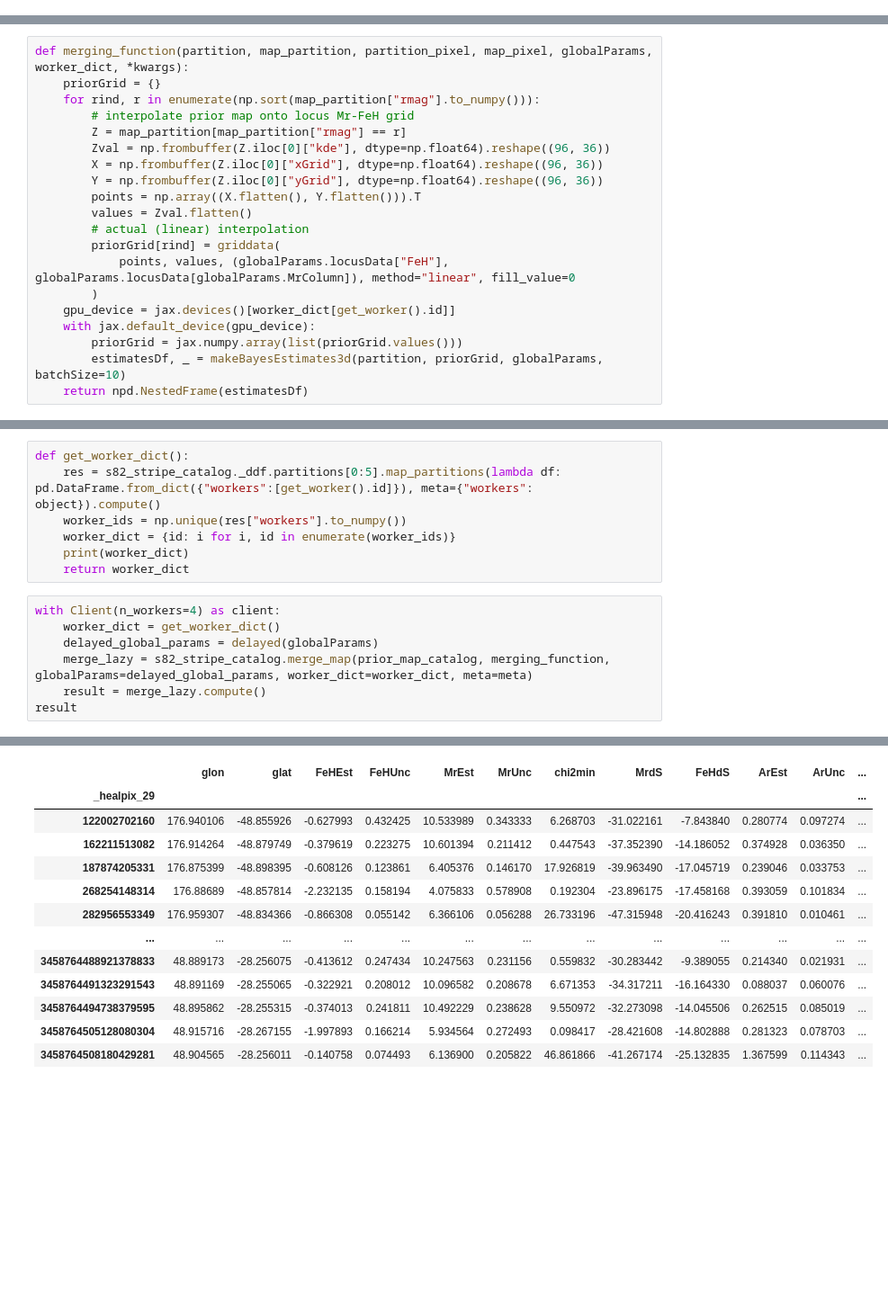
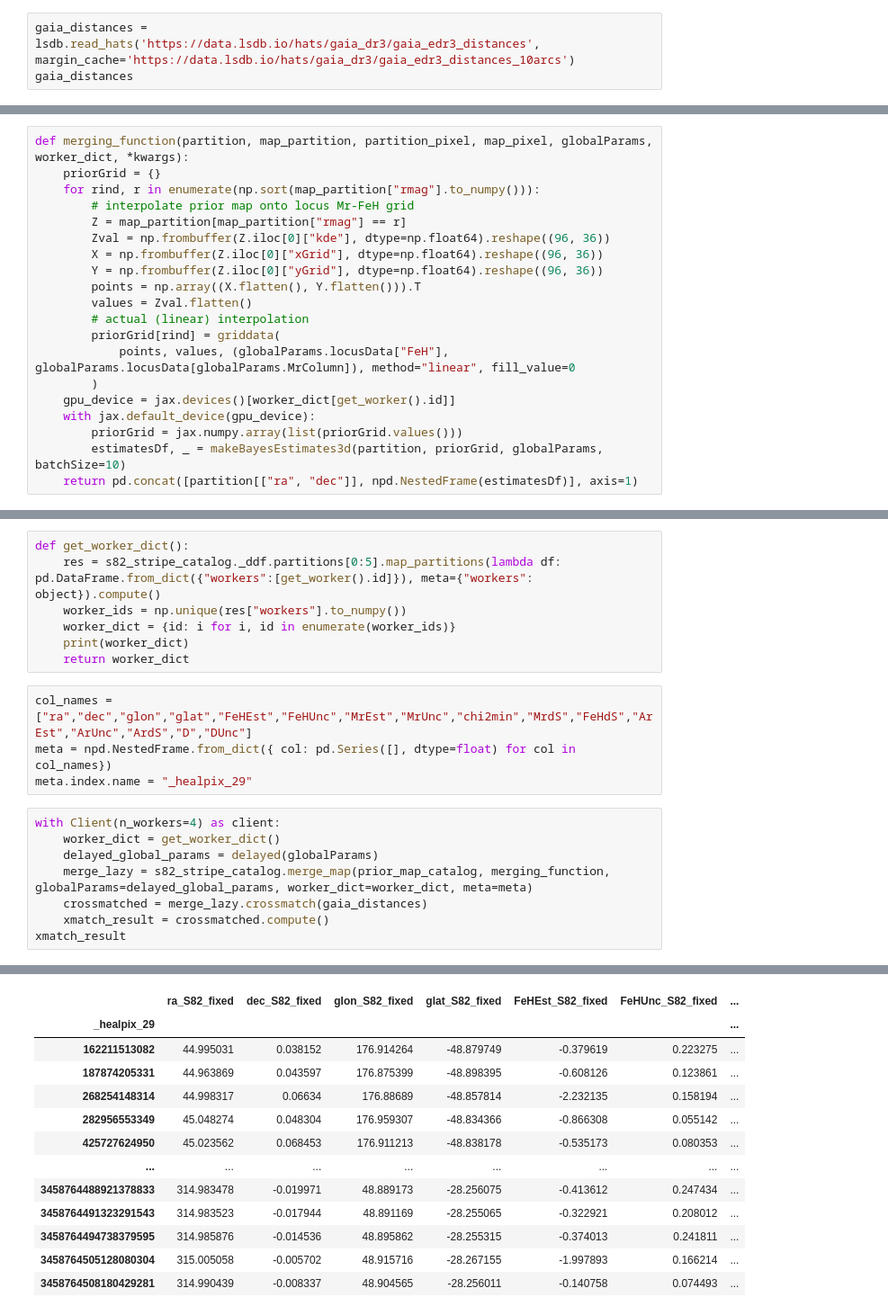
Before and after one commit to labastro-rbi/photoD, a Jupyter notebook: docs/pre_executed/run_with_lsdb.ipynb, the cells around one changed output, grey strips where cells are left out. Shown at 90% size. Saved outputs shown, nothing was run; the diff lists cells and outputs as text; blank space fills up the shorter version.

Commit message:
Compare photoD results with Gaia distances
Co-authored-by: Sean McGuire <seanmcgu@andrew.cmu.edu>
Co-authored-by: Kostya Malanchev <kmalanch@andrew.cmu.edu>

```diff
--- a/docs/pre_executed/run_with_lsdb.ipynb
+++ b/docs/pre_executed/run_with_lsdb.ipynb
@@ -45,3 +46,6 @@ lsdb Catalog s82_priors:
 | Order: 5, Pixel: 12286 | ... | ... | ... | ... | ... | ... | ... |
 | Order: 5, Pixel: 12287 | ... | ... | ... | ... | ... | ... | ... |
 The catalog has been loaded lazily, meaning no data has been read, only the catalog schema
+# %%
+gaia_distances = lsdb.read_hats('https://data.lsdb.io/hats/gaia_dr3/gaia_edr3_distances', margin_cache='https://data.lsdb.io/hats/gaia_dr3/gaia_edr3_distances_10arcs')
+gaia_distances
@@ -74,4 +88,4 @@ def merging_function(partition, map_partition, partition_pixel, map_pixel, globa
     with jax.default_device(gpu_device):
         priorGrid = jax.numpy.array(list(priorGrid.values()))
         estimatesDf, _ = makeBayesEstimates3d(partition, priorGrid, globalParams, batchSize=10)
-    return npd.NestedFrame(estimatesDf)
+    return pd.concat([partition[["ra", "dec"]], npd.NestedFrame(estimatesDf)], axis=1)
@@ -85,12 +96,17 @@ def get_worker_dict():
     worker_dict = {id: i for i, id in enumerate(worker_ids)}
     print(worker_dict)
     return worker_dict
+# %%
+col_names = ["ra","dec","glon","glat","FeHEst","FeHUnc","MrEst","MrUnc","chi2min","MrdS","FeHdS","ArEst","ArUnc","ArdS","D","DUnc"]
+meta = npd.NestedFrame.from_dict({ col: pd.Series([], dtype=float) for col in col_names})
+meta.index.name = "_healpix_29"
 # %%
 with Client(n_workers=4) as client:
     worker_dict = get_worker_dict()
     delayed_global_params = delayed(globalParams)
     merge_lazy = s82_stripe_catalog.merge_map(prior_map_catalog, merging_function, globalParams=delayed_global_params, worker_dict=worker_dict, meta=meta)
-    result = merge_lazy.compute()
-result
+    crossmatched = merge_lazy.crossmatch(gaia_distances)
+    xmatch_result = crossmatched.compute()
+xmatch_result
 # %% [output]
 Perhaps you already have a cluster running?
@@ -100,18 +116,18 @@ Hosting the HTTP server on port 46301 instead
 This may cause some slowdown.
 Consider loading the data with Dask directly
  or using futures or delayed objects to embed the data into the graph without repetition.
 See also https://docs.dask.org/en/stable/best-practices.html#load-data-with-dask for more information.
   warnings.warn(
-|  | glon | glat | FeHEst | FeHUnc | MrEst | MrUnc | chi2min | MrdS | FeHdS | ArEst | ArUnc | ... |
-| _healpix_29 |  |  |  |  |  |  |  |  |  |  |  | ... |
-| 122002702160 | 176.940106 | -48.855926 | -0.627993 | 0.432425 | 10.533989 | 0.343333 | 6.268703 | -31.022161 | -7.843840 | 0.280774 | 0.097274 | ... |
-| 162211513082 | 176.914264 | -48.879749 | -0.379619 | 0.223275 | 10.601394 | 0.211412 | 0.447543 | -37.352390 | -14.186052 | 0.374928 | 0.036350 | ... |
-| 187874205331 | 176.875399 | -48.898395 | -0.608126 | 0.123861 | 6.405376 | 0.146170 | 17.926819 | -39.963490 | -17.045719 | 0.239046 | 0.033753 | ... |
-| 268254148314 | 176.88689 | -48.857814 | -2.232135 | 0.158194 | 4.075833 | 0.578908 | 0.192304 | -23.896175 | -17.458168 | 0.393059 | 0.101834 | ... |
-| 282956553349 | 176.959307 | -48.834366 | -0.866308 | 0.055142 | 6.366106 | 0.056288 | 26.733196 | -47.315948 | -20.416243 | 0.391810 | 0.010461 | ... |
-| ... | ... | ... | ... | ... | ... | ... | ... | ... | ... | ... | ... | ... |
-| 3458764488921378833 | 48.889173 | -28.256075 | -0.413612 | 0.247434 | 10.247563 | 0.231156 | 0.559832 | -30.283442 | -9.389055 | 0.214340 | 0.021931 | ... |
-| 3458764491323291543 | 48.891169 | -28.255065 | -0.322921 | 0.208012 | 10.096582 | 0.208678 | 6.671353 | -34.317211 | -16.164330 | 0.088037 | 0.060076 | ... |
-| 3458764494738379595 | 48.895862 | -28.255315 | -0.374013 | 0.241811 | 10.492229 | 0.238628 | 9.550972 | -32.273098 | -14.045506 | 0.262515 | 0.085019 | ... |
-| 3458764505128080304 | 48.915716 | -28.267155 | -1.997893 | 0.166214 | 5.934564 | 0.272493 | 0.098417 | -28.421608 | -14.802888 | 0.281323 | 0.078703 | ... |
-| 3458764508180429281 | 48.904565 | -28.256011 | -0.140758 | 0.074493 | 6.136900 | 0.205822 | 46.861866 | -41.267174 | -25.132835 | 1.367599 | 0.114343 | ... |
+|  | ra_S82_fixed | dec_S82_fixed | glon_S82_fixed | glat_S82_fixed | FeHEst_S82_fixed | FeHUnc_S82_fixed | ... |
+| _healpix_29 |  |  |  |  |  |  | ... |
+| 162211513082 | 44.995031 | 0.038152 | 176.914264 | -48.879749 | -0.379619 | 0.223275 | ... |
+| 187874205331 | 44.963869 | 0.043597 | 176.875399 | -48.898395 | -0.608126 | 0.123861 | ... |
+| 268254148314 | 44.998317 | 0.06634 | 176.88689 | -48.857814 | -2.232135 | 0.158194 | ... |
+| 282956553349 | 45.048274 | 0.048304 | 176.959307 | -48.834366 | -0.866308 | 0.055142 | ... |
+| 425727624950 | 45.023562 | 0.068453 | 176.911213 | -48.838178 | -0.535173 | 0.080353 | ... |
+| ... | ... | ... | ... | ... | ... | ... | ... |
+| 3458764488921378833 | 314.983478 | -0.019971 | 48.889173 | -28.256075 | -0.413612 | 0.247434 | ... |
+| 3458764491323291543 | 314.983523 | -0.017944 | 48.891169 | -28.255065 | -0.322921 | 0.208012 | ... |
+| 3458764494738379595 | 314.985876 | -0.014536 | 48.895862 | -28.255315 | -0.374013 | 0.241811 | ... |
+| 3458764505128080304 | 315.005058 | -0.005702 | 48.915716 | -28.267155 | -1.997893 | 0.166214 | ... |
+| 3458764508180429281 | 314.990439 | -0.008337 | 48.904565 | -28.256011 | -0.140758 | 0.074493 | ... |
```
Also changed, not shown: parts of 8 cells of this notebook.
